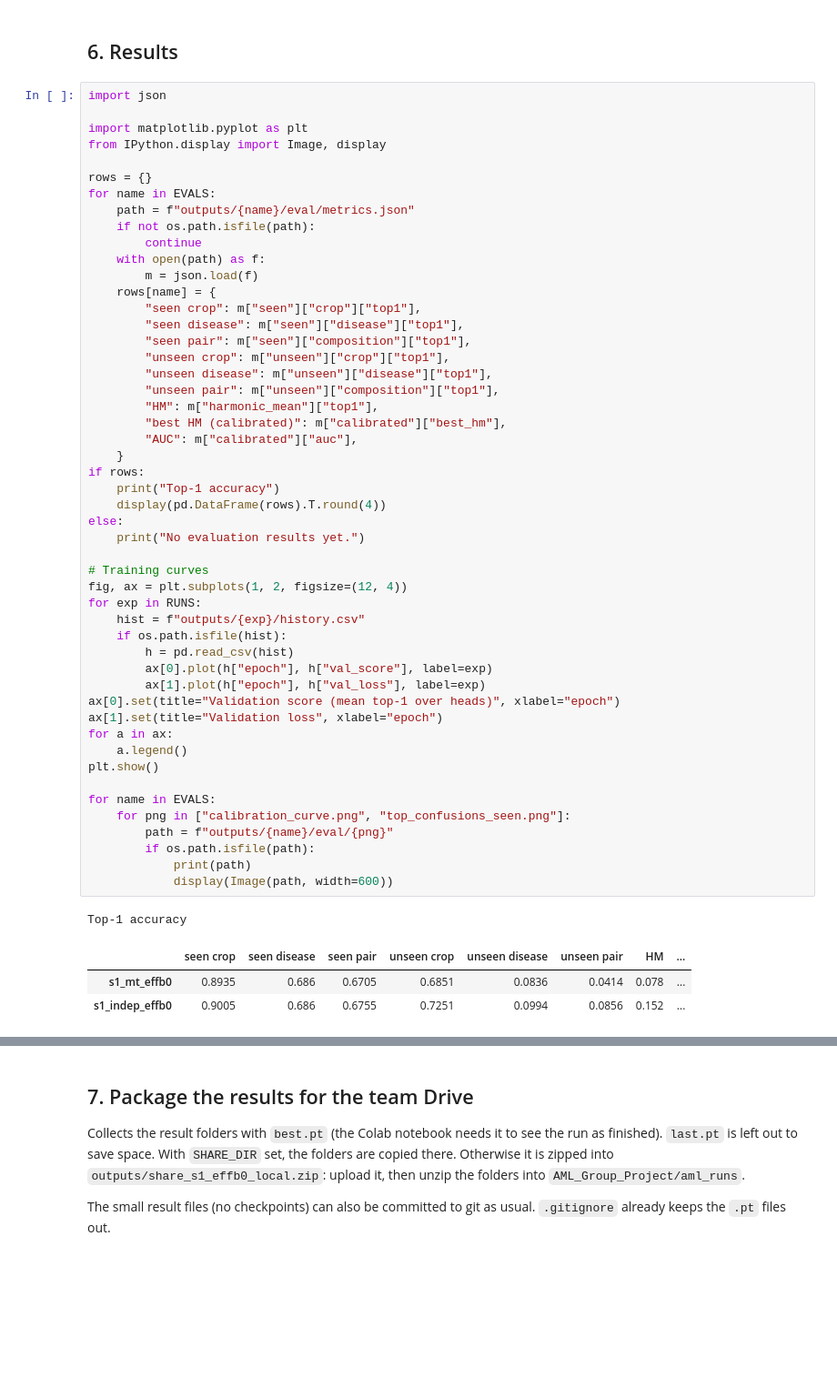
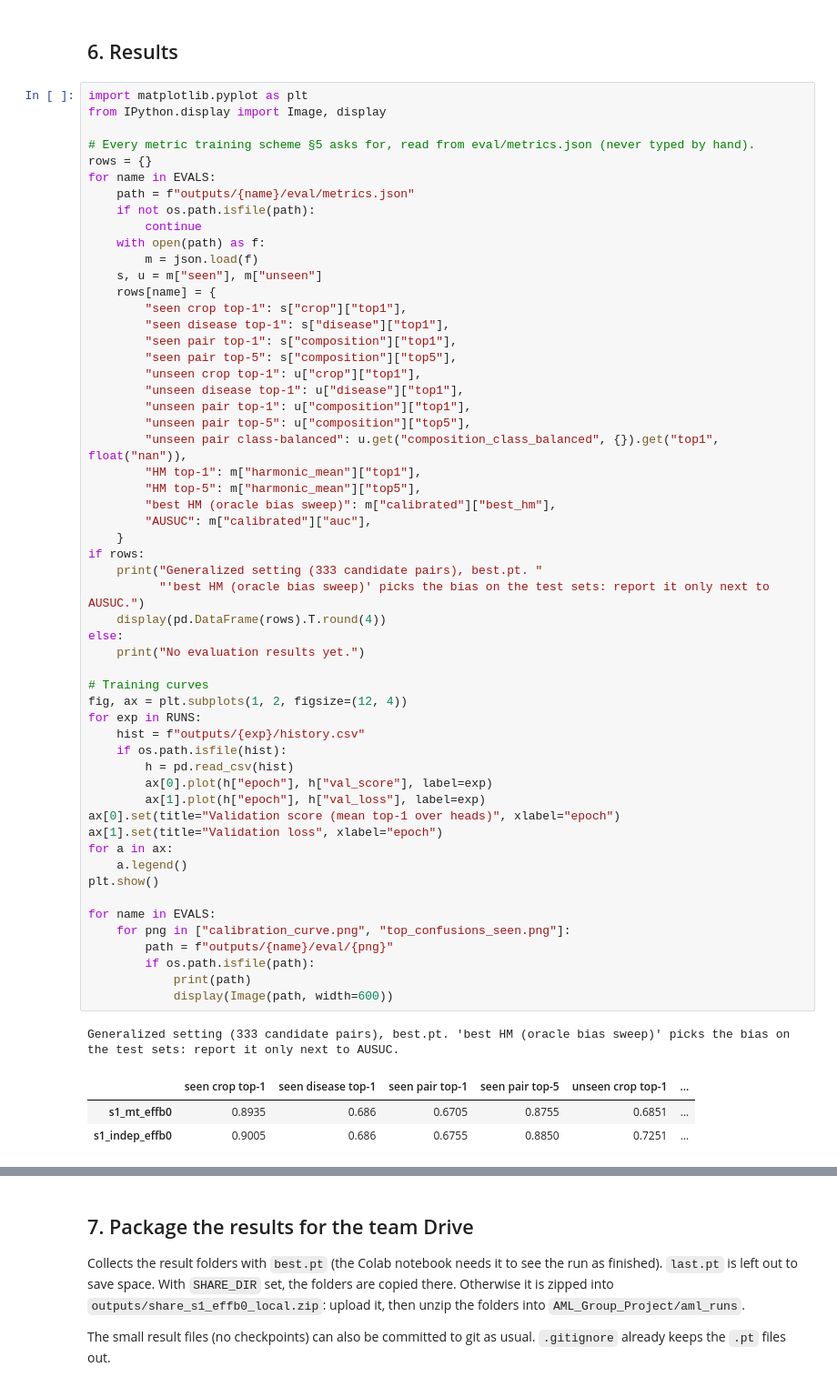
Before and after one commit to Daryl711/COS30028_ML_Project, a Jupyter notebook: baseline/MultiTaskBaseline/EffB0/train_local_effb0_s1.ipynb, the cells around one changed output, grey strips where cells are left out. Shown at 91% size. Drawn from its saved outputs; the diff is of its cells as text; blank space fills up the shorter version.

Commit message:
feat(effb0): align Stage 1 notebook with training scheme and re-evaluate

```diff
--- a/baseline/MultiTaskBaseline/EffB0/train_local_effb0_s1.ipynb
+++ b/baseline/MultiTaskBaseline/EffB0/train_local_effb0_s1.ipynb
@@ -270,11 +311,10 @@ saved to outputs/s1_indep_effb0/eval
 # %% [markdown]
 ## 6. Results
 # %%
-import json
-
 import matplotlib.pyplot as plt
 from IPython.display import Image, display
 
+# Every metric training scheme §5 asks for, read from eval/metrics.json (never typed by hand).
 rows = {}
 for name in EVALS:
     path = f"outputs/{name}/eval/metrics.json"
@@ -282,48 +322,54 @@ for name in EVALS:
         continue
     with open(path) as f:
         m = json.load(f)
+    s, u = m["seen"], m["unseen"]
     rows[name] = {
-        "seen crop": m["seen"]["crop"]["top1"],
-        "seen disease": m["seen"]["disease"]["top1"],
-        "seen pair": m["seen"]["composition"]["top1"],
-        "unseen crop": m["unseen"]["crop"]["top1"],
-        "unseen disease": m["unseen"]["disease"]["top1"],
-        "unseen pair": m["unseen"]["composition"]["top1"],
-        "HM": m["harmonic_mean"]["top1"],
-        "best HM (calibrated)": m["calibrated"]["best_hm"],
-        "AUC": m["calibrated"]["auc"],
+        "seen crop top-1": s["crop"]["top1"],
+        "seen disease top-1": s["disease"]["top1"],
+        "seen pair top-1": s["composition"]["top1"],
+        "seen pair top-5": s["composition"]["top5"],
+        "unseen crop top-1": u["crop"]["top1"],
+        "unseen disease top-1": u["disease"]["top1"],
+        "unseen pair top-1": u["composition"]["top1"],
+        "unseen pair top-5": u["composition"]["top5"],
+        "unseen pair class-balanced": u.get("composition_class_balanced", {}).get("top1", float("nan")),
+        "HM top-1": m["harmonic_mean"]["top1"],
+        "HM top-5": m["harmonic_mean"]["top5"],
+        "best HM (oracle bias sweep)": m["calibrated"]["best_hm"],
+        "AUSUC": m["calibrated"]["auc"],
     }
 if rows:
-    print("Top-1 accuracy")
+    print("Generalized setting (333 candidate pairs), best.pt. "
+          "'best HM (oracle bias sweep)' picks the bias on the test sets: report it only next to AUSUC.")
     display(pd.DataFrame(rows).T.round(4))
 else:
     print("No evaluation results yet.")
 
 # Training curves
 fig, ax = plt.subplots(1, 2, figsize=(12, 4))
 for exp in RUNS:
     hist = f"outputs/{exp}/history.csv"
     if os.path.isfile(hist):
         h = pd.read_csv(hist)
         ax[0].plot(h["epoch"], h["val_score"], label=exp)
         ax[1].plot(h["epoch"], h["val_loss"], label=exp)
 ax[0].set(title="Validation score (mean top-1 over heads)", xlabel="epoch")
 ax[1].set(title="Validation loss", xlabel="epoch")
 for a in ax:
     a.legend()
 plt.show()
 
 for name in EVALS:
     for png in ["calibration_curve.png", "top_confusions_seen.png"]:
         path = f"outputs/{name}/eval/{png}"
         if os.path.isfile(path):
             print(path)
             display(Image(path, width=600))
 # %% [output]
-Top-1 accuracy
+Generalized setting (333 candidate pairs), best.pt. 'best HM (oracle bias sweep)' picks the bias on the test sets: report it only next to AUSUC.
-|  | seen crop | seen disease | seen pair | unseen crop | unseen disease | unseen pair | HM | ... |
-| s1_mt_effb0 | 0.8935 | 0.686 | 0.6705 | 0.6851 | 0.0836 | 0.0414 | 0.078 | ... |
-| s1_indep_effb0 | 0.9005 | 0.686 | 0.6755 | 0.7251 | 0.0994 | 0.0856 | 0.152 | ... |
+|  | seen crop top-1 | seen disease top-1 | seen pair top-1 | seen pair top-5 | unseen crop top-1 | ... |
+| s1_mt_effb0 | 0.8935 | 0.686 | 0.6705 | 0.8755 | 0.6851 | ... |
+| s1_indep_effb0 | 0.9005 | 0.686 | 0.6755 | 0.8850 | 0.7251 | ... |
 [figure]
 outputs/s1_mt_effb0/eval/calibration_curve.png
 [figure]
```
Also changed, not shown: parts of 6 cells of this notebook, 2 other files.
